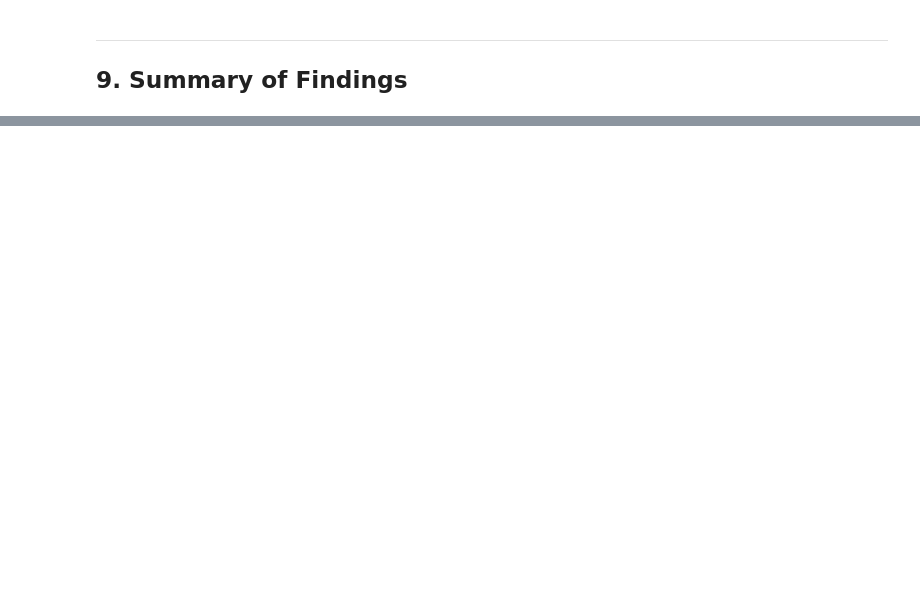
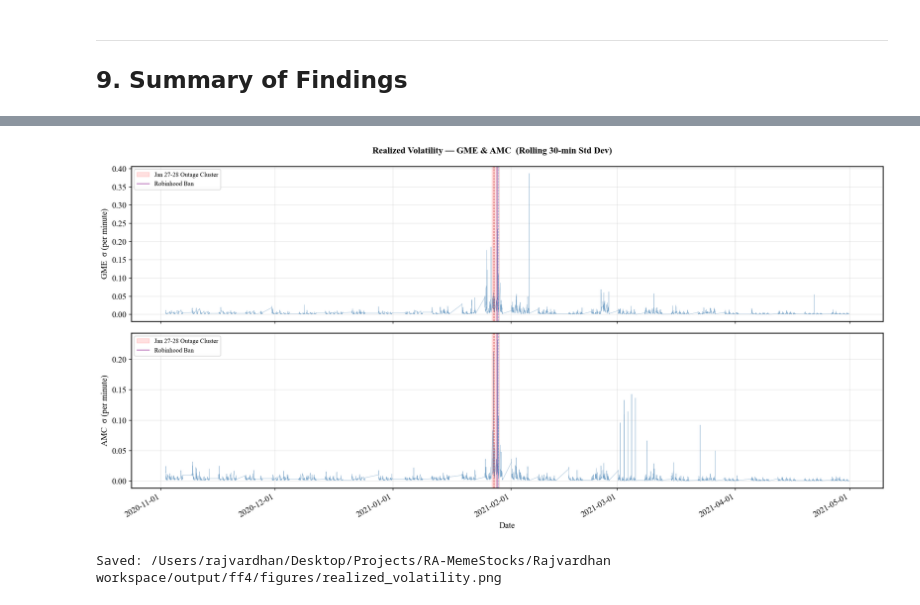
Before and after one commit to rajvardhan19/RA-MemeStocks, a Jupyter notebook: Rajvardhan workspace/meme_stock_outage_ff4.ipynb, the cells around one changed output, grey strips where cells are left out. Saved outputs shown, nothing was run; the diff lists cells and outputs as text; code cells hidden in the pictures; blank space fills up the shorter version.

```diff
--- a/Rajvardhan workspace/meme_stock_outage_ff4.ipynb
+++ b/Rajvardhan workspace/meme_stock_outage_ff4.ipynb
@@ -800,0 +926,17 @@ Figures saved to:          /Users/rajvardhan/Desktop/Projects/RA-MemeStocks/Rajv
+# %%
+# Run recovery analysis for both stocks
+recovery_results = {}
+
+for symbol, data, params in [
+    ("GME", gme_data, gme_params),
+    ("AMC", amc_data, amc_params),
+]:
+    results = []
+    for event in OUTAGE_EVENTS:
+        result = calculate_recovery_car(data, ff_data, event, params, symbol)
+        if result:
+            results.append(result)
+    recovery_results[symbol] = results
+
+print(f"Recovery CARs computed: {len(recovery_results['GME'])} GME events, "
+      f"{len(recovery_results['AMC'])} AMC events.")
@@ -800,0 +1058,55 @@ Figures saved to:          /Users/rajvardhan/Desktop/Projects/RA-MemeStocks/Rajv
+# %%
+def plot_realized_volatility(rolling_window_minutes=30):
+    """
+    Plot rolling realized volatility (std of minute returns) for GME and AMC
+    over the full Nov 2020 – Apr 2021 sample period.
+    """
+    gme_vol = gme_data[STOCKS["GME"]["return_col"]].rolling(
+        window=rolling_window_minutes, min_periods=rolling_window_minutes // 2
+    ).std()
+    amc_vol = amc_data[STOCKS["AMC"]["return_col"]].rolling(
+        window=rolling_window_minutes, min_periods=rolling_window_minutes // 2
+    ).std()
+
+    fig, (ax1, ax2) = plt.subplots(2, 1, figsize=(16, 8), sharex=True)
+    fig.suptitle(
+        f"Realized Volatility — GME & AMC  (Rolling {rolling_window_minutes}-min Std Dev)",
+        fontsize=13, fontweight="bold"
+    )
+
+    cluster_start = pd.Timestamp("2021-01-27 00:00")
+    cluster_end   = pd.Timestamp("2021-01-29 00:00")
+
+    for ax, symbol, vol_series in [(ax1, "GME", gme_vol), (ax2, "AMC", amc_vol)]:
+        ax.plot(vol_series.index, vol_series, color="steelblue",
+                linewidth=0.4, alpha=0.7)
+        ax.axvspan(cluster_start, cluster_end, alpha=0.12, color="red",
+                   label="Jan 27-28 Outage Cluster")
+
+        for evt in OUTAGE_EVENTS:
+            color = PRE_BAN_COLOR if evt["pre_ban"] else POST_BAN_COLOR
+            ax.axvline(evt["start"], color=color, linestyle="--",
+                       linewidth=0.8, alpha=0.6)
+
+        ax.axvline(ROBINHOOD_BAN_DATE, color="purple", linestyle="-",
+                   linewidth=1.0, alpha=0.7, label="Robinhood Ban")
+
+        ax.set_ylabel(f"{symbol}  σ (per minute)")
+        ax.grid(alpha=0.3)
+        ax.legend(fontsize=9, loc="upper left")
+
+    ax2.set_xlabel("Date")
+    ax2.xaxis.set_major_formatter(mdates.DateFormatter("%Y-%m-%d"))
+    fig.autofmt_xdate()
+    plt.tight_layout()
+
+    out = FIGURES_DIR / "realized_volatility.png"
+    fig.savefig(out)
+    plt.show()
+    print(f"Saved: {out}")
+
+
+plot_realized_volatility()
+# %% [output]
+[figure, added]
+Saved: /Users/rajvardhan/Desktop/Projects/RA-MemeStocks/Rajvardhan workspace/output/ff4/figures/realized_volatility.png
```
Also changed, not shown: parts of 14 cells of this notebook, 23 other files.
